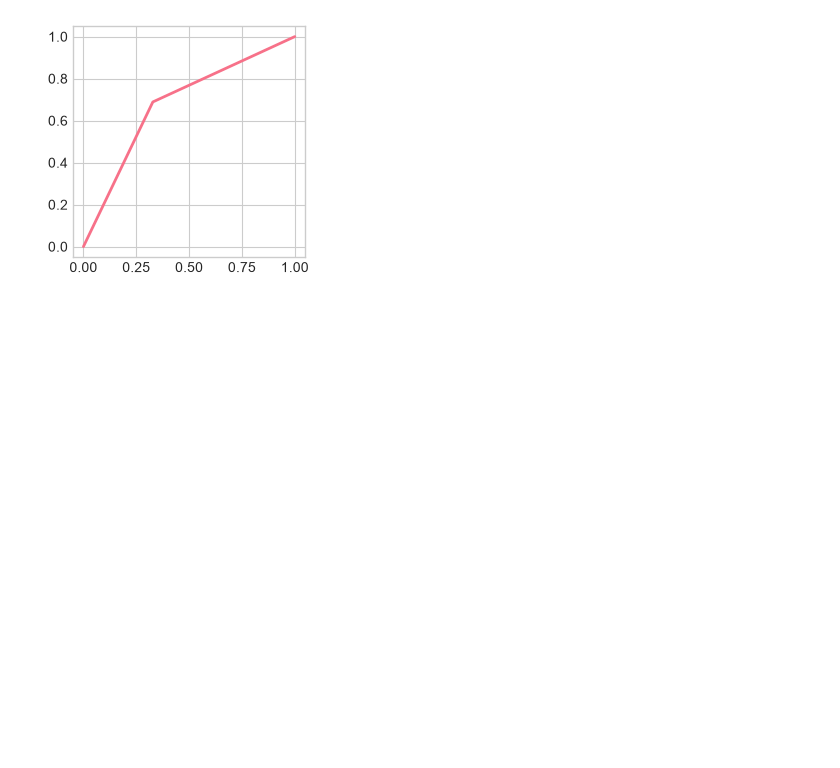
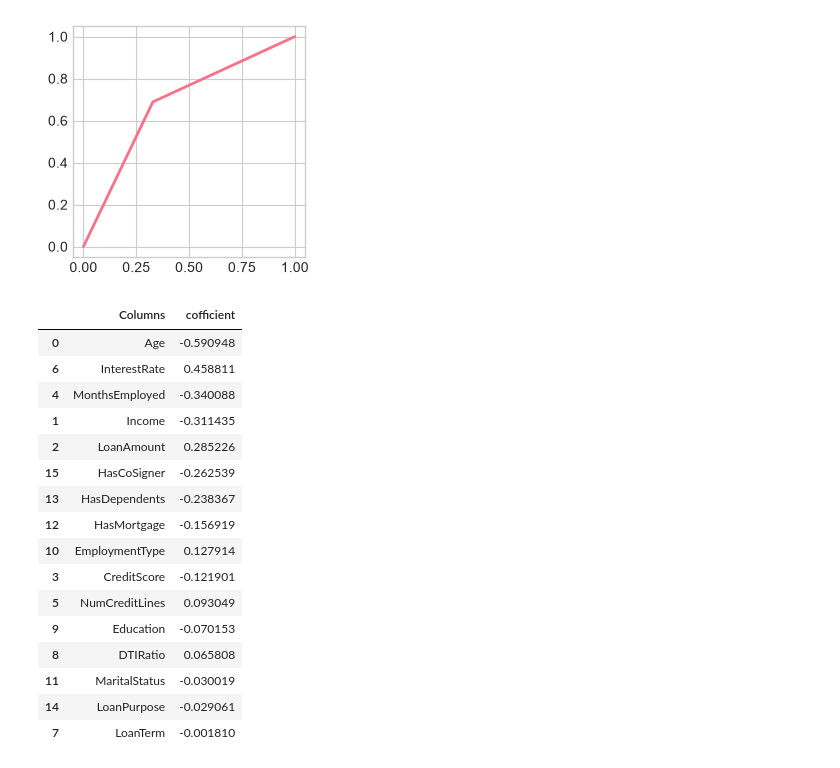
Before and after one commit to himani803/new_repo, a Jupyter notebook: Project_ML/loan.ipynb, the cells around one changed output. Saved outputs shown, nothing was run; the diff lists cells and outputs as text; code cells hidden in the pictures; blank space fills up the shorter version.

```diff
--- a/Project_ML/loan.ipynb
+++ b/Project_ML/loan.ipynb
@@ -232,0 +240,20 @@ plt.plot(fpr, tpr, lw=2)
+# %%
+coef_df
+# %% [output]
+|  | Columns | cofficient |
+| 0 | Age | -0.590948 |
+| 6 | InterestRate | 0.458811 |
+| 4 | MonthsEmployed | -0.340088 |
+| 1 | Income | -0.311435 |
+| 2 | LoanAmount | 0.285226 |
+| 15 | HasCoSigner | -0.262539 |
+| 13 | HasDependents | -0.238367 |
+| 12 | HasMortgage | -0.156919 |
+| 10 | EmploymentType | 0.127914 |
+| 3 | CreditScore | -0.121901 |
+| 5 | NumCreditLines | 0.093049 |
+| 9 | Education | -0.070153 |
+| 8 | DTIRatio | 0.065808 |
+| 11 | MaritalStatus | -0.030019 |
+| 14 | LoanPurpose | -0.029061 |
+| 7 | LoanTerm | -0.001810 |
```
Also changed, not shown: parts of 9 cells of this notebook, 1 other file.
